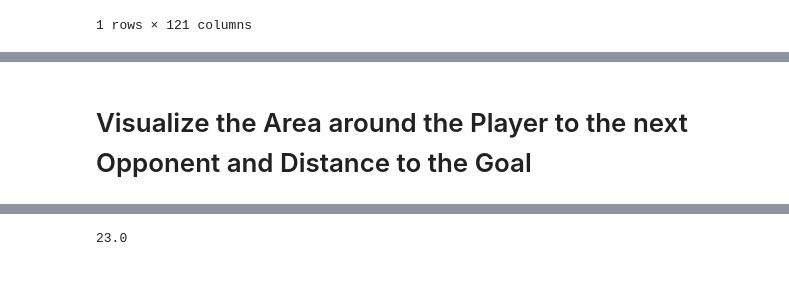
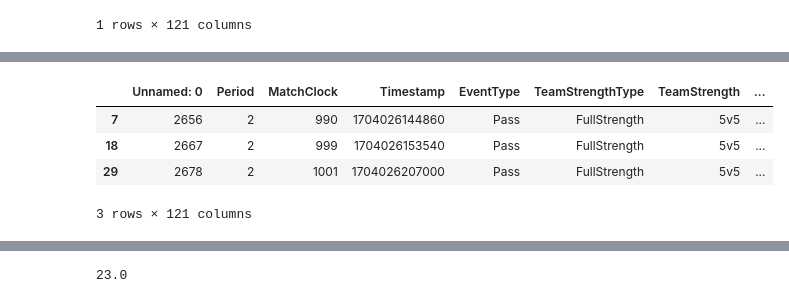
Before and after one commit to TRueedi/Challenge-2-Find-the-Playmaker---Ice-Hockey-Data-Analytics-Next-Level, a Jupyter notebook: vis/firstSituationVisualitation.ipynb, the cells around one changed output, grey strips where cells are left out. Drawn from its saved outputs; the diff is of its cells as text; code cells hidden in the pictures; blank space fills up the shorter version.

```diff
--- a/vis/firstSituationVisualitation.ipynb
+++ b/vis/firstSituationVisualitation.ipynb
@@ -137,2 +104,8 @@ plt.show()
-# %% [markdown]
-# Visualize the Area around the Player to the next Opponent and Distance to the Goal
+# %%
+passE
+# %% [output]
+|  | Unnamed: 0 | Period | MatchClock | Timestamp | EventType | TeamStrengthType | TeamStrength | ... |
+| 7 | 2656 | 2 | 990 | 1704026144860 | Pass | FullStrength | 5v5 | ... |
+| 18 | 2667 | 2 | 999 | 1704026153540 | Pass | FullStrength | 5v5 | ... |
+| 29 | 2678 | 2 | 1001 | 1704026207000 | Pass | FullStrength | 5v5 | ... |
+3 rows × 121 columns
```
Also changed, not shown: parts of 15 cells of this notebook, 8 other files.
